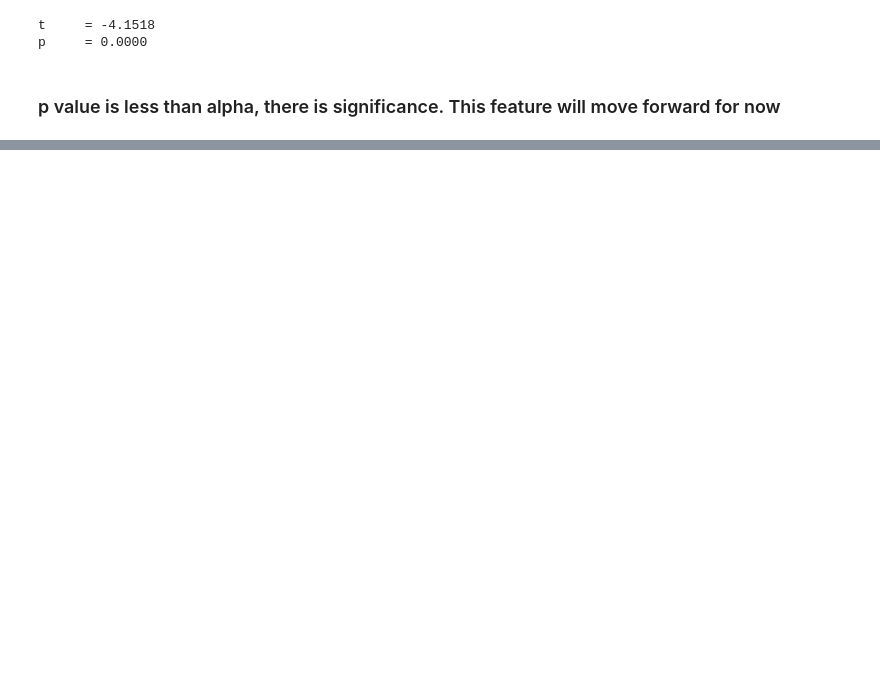
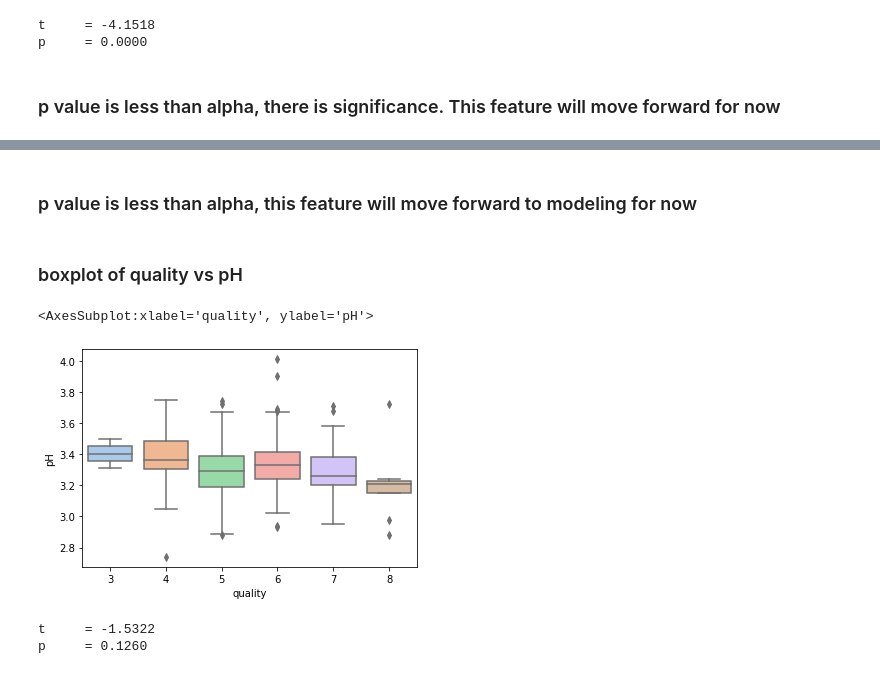
Before and after one commit to Michael-Austin-Mesa/wine-classification-project, a Jupyter notebook: explore.ipynb, the cells around one changed output, grey strips where cells are left out. Saved outputs shown, nothing was run; the diff lists cells and outputs as text; code cells hidden in the pictures; blank space fills up the shorter version.

```diff
--- a/explore.ipynb
+++ b/explore.ipynb
@@ -236,0 +212,9 @@ SyntaxError: invalid syntax (3996493703.py, line 1)
+# %% [markdown]
+### p value is less than alpha, this feature will move forward to modeling for now
+# %% [markdown]
+### boxplot of quality vs pH
+# %%
+sns.boxplot(data=train, x=train['quality'],y=train['pH'])
+# %% [output]
+<AxesSubplot:xlabel='quality', ylabel='pH'>
+[figure, added]
@@ -236,0 +231,5 @@ SyntaxError: invalid syntax (3996493703.py, line 1)
+# %%
+get_ind_ttest_ph(train)
+# %% [output]
+t     = -1.5322
+p     = 0.1260
```
Also changed, not shown: parts of 49 cells of this notebook.
